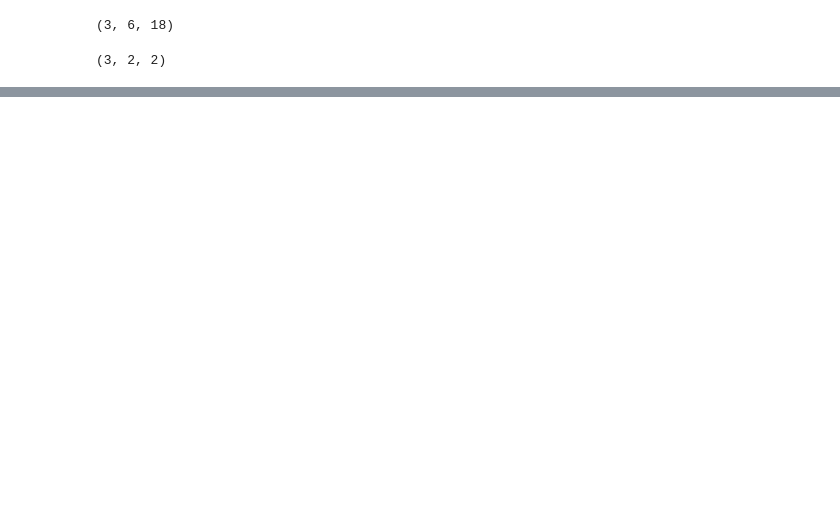
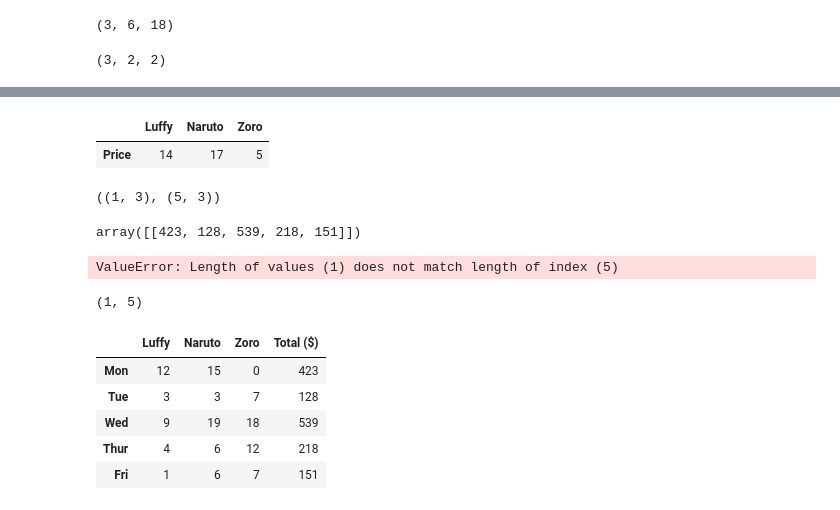
Before and after one commit to tesla-ambassador/Machine-Learning, a Jupyter notebook: numpy-lessons/numpy-tutorial.ipynb, the cells around one changed output, grey strips where cells are left out. Cells and saved outputs as stored; diff of their text form; code cells hidden in the pictures; blank space fills up the shorter version.

```diff
--- a/numpy-lessons/numpy-tutorial.ipynb
+++ b/numpy-lessons/numpy-tutorial.ipynb
@@ -73,0 +573,4 @@ len(a_1), len(a_2), len(a_3)
+# %%
+np.random.seed(0)
+product_numbers = np.random.randint(20, size=(5, 3))
+product_prices = np.random.randint(20, size=(1, 3))
@@ -73,0 +589,5 @@ len(a_1), len(a_2), len(a_3)
+# %%
+weekly_sales = pd.DataFrame(product_numbers,
+                            index = ['Mon', 'Tue', 'Wed', 'Thur', 'Fri'],
+                            columns = ['Luffy', 'Naruto', 'Zoro'])
+weekly_sales
@@ -73,0 +601,35 @@ len(a_1), len(a_2), len(a_3)
+# %%
+prices = pd.DataFrame(product_prices, index = ['Price'], columns = ['Luffy', 'Naruto', 'Zoro'])
+prices
+# %% [output]
+|  | Luffy | Naruto | Zoro |
+| Price | 14 | 17 | 5 |
+# %%
+product_prices.shape, product_numbers.shape
+# %% [output]
+((1, 3), (5, 3))
+# %%
+total_sales = np.dot(product_prices, product_numbers.T)
+total_sales
+# %% [output]
+array([[423, 128, 539, 218, 151]])
+# %%
+weekly_sales['Total ($)'] = total_sales
+weekly_sales
+# %% [output]
+ValueError: Length of values (1) does not match length of index (5)
+# %%
+## The above code didn't run because we need to transpose the matrix to match the columns.
+total_sales.shape
+# %% [output]
+(1, 5)
+# %%
+weekly_sales['Total ($)'] = total_sales.T
+weekly_sales
+# %% [output]
+|  | Luffy | Naruto | Zoro | Total ($) |
+| Mon | 12 | 15 | 0 | 423 |
+| Tue | 3 | 3 | 7 | 128 |
+| Wed | 9 | 19 | 18 | 539 |
+| Thur | 4 | 6 | 12 | 218 |
+| Fri | 1 | 6 | 7 | 151 |
```
Also changed, not shown: parts of 116 cells of this notebook, 13 other files.
